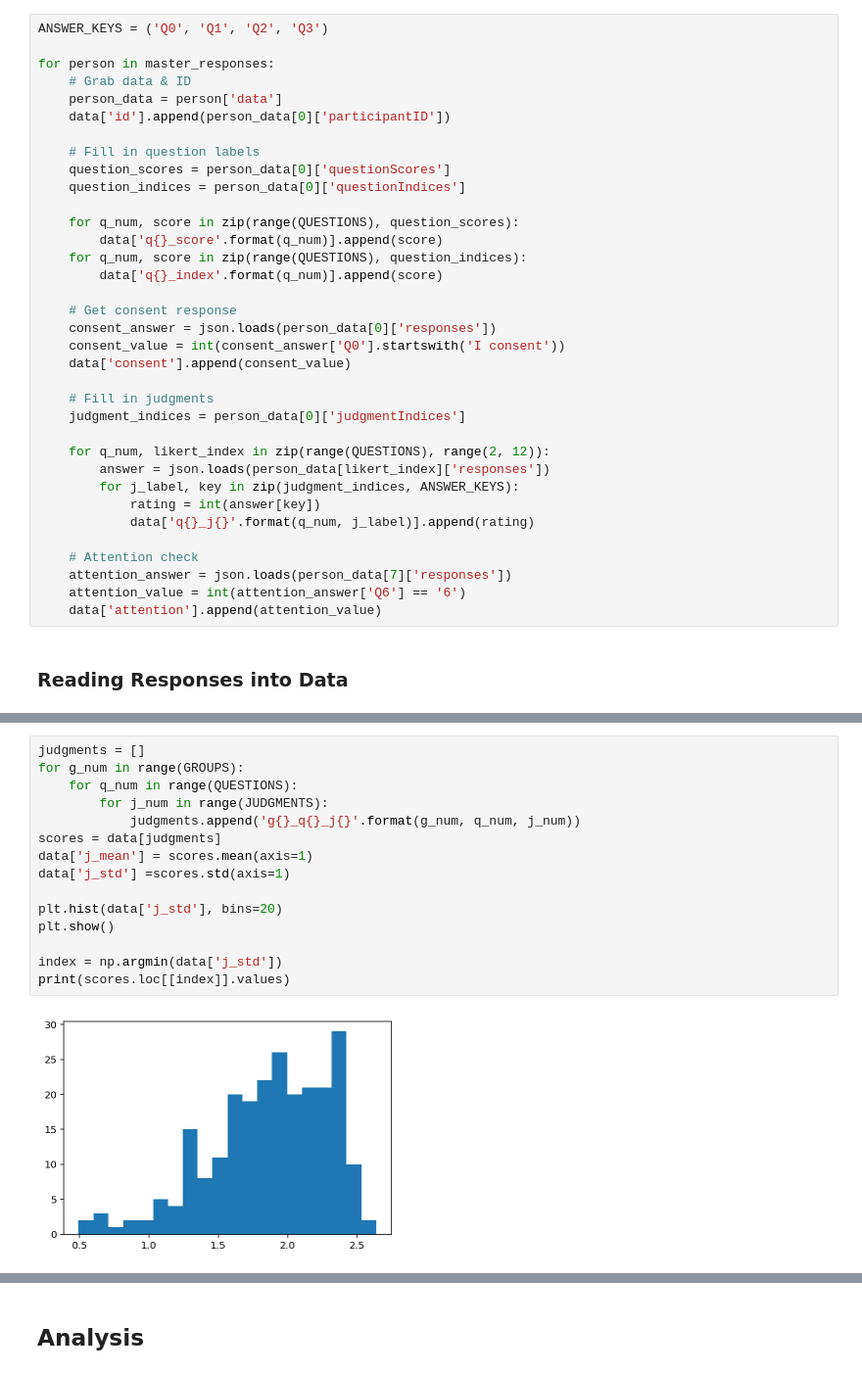
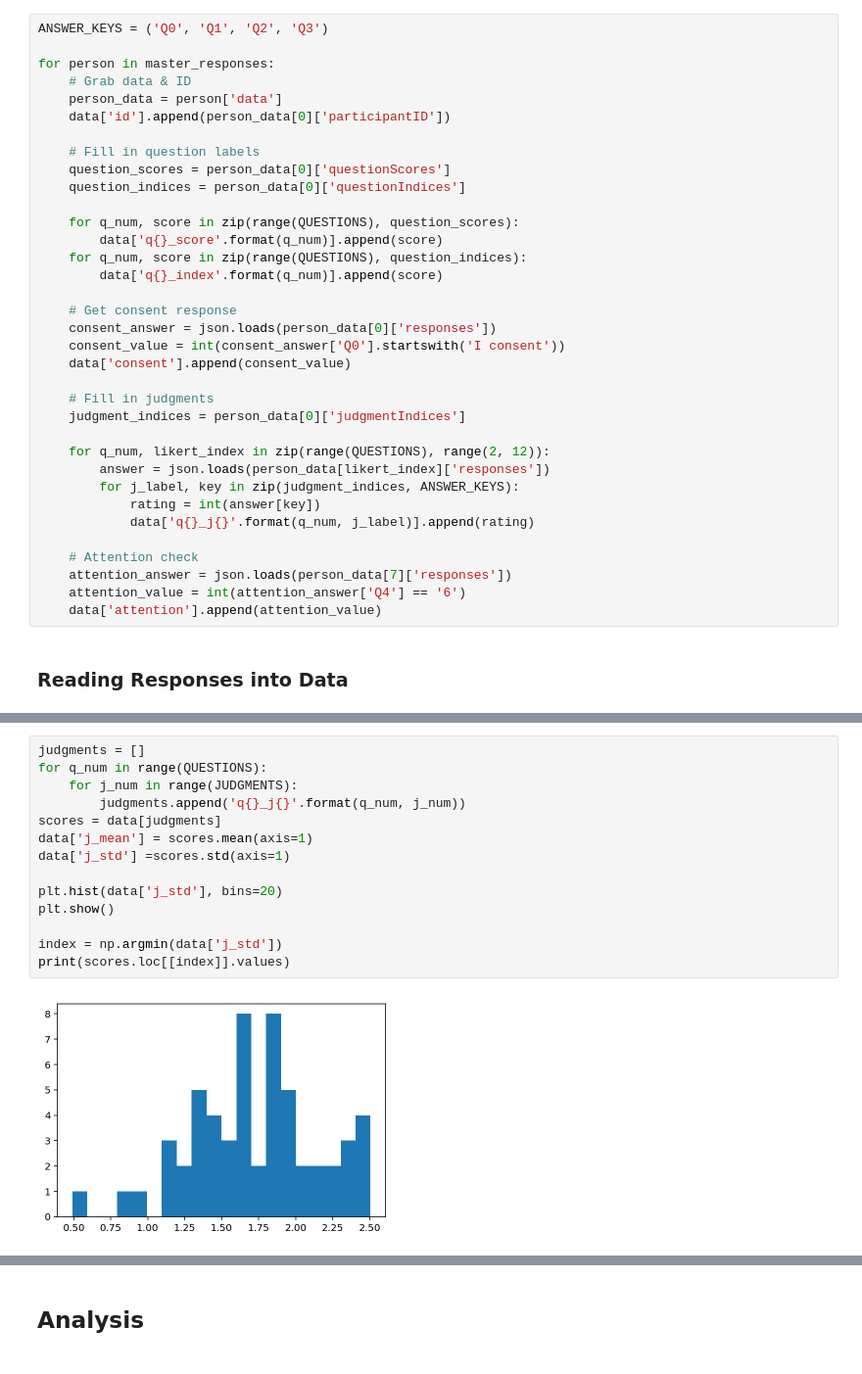
Before and after one commit to hermish/concepts-research, a Jupyter notebook: analysis/13-final-baseline/1-analysis.ipynb, the cells around one changed output, grey strips where cells are left out. Shown at 98% size. Drawn from its saved outputs; the diff is of its cells as text.

```diff
--- a/analysis/13-final-baseline/1-analysis.ipynb
+++ b/analysis/13-final-baseline/1-analysis.ipynb
@@ -87,7 +85,7 @@ for person in master_responses:
 
     # Attention check
     attention_answer = json.loads(person_data[7]['responses'])
-    attention_value = int(attention_answer['Q6'] == '6')
+    attention_value = int(attention_answer['Q4'] == '6')
     data['attention'].append(attention_value)
 # %% [markdown]
 ### Reading Responses into Data
@@ -119,17 +117,16 @@ Inclusion: 92.05%
 # %%
 judgments = []
-for g_num in range(GROUPS):
-    for q_num in range(QUESTIONS):
-        for j_num in range(JUDGMENTS):
-            judgments.append('g{}_q{}_j{}'.format(g_num, q_num, j_num))
+for q_num in range(QUESTIONS):
+    for j_num in range(JUDGMENTS):
+        judgments.append('q{}_j{}'.format(q_num, j_num))
 scores = data[judgments]
 data['j_mean'] = scores.mean(axis=1)
 data['j_std'] =scores.std(axis=1)
 
 plt.hist(data['j_std'], bins=20)
 plt.show()
 
 index = np.argmin(data['j_std'])
 print(scores.loc[[index]].values)
 # %% [output]
-[figure, old version]
+[figure, new version]
```
Also changed, not shown: parts of 7 cells of this notebook, 5 other files.
